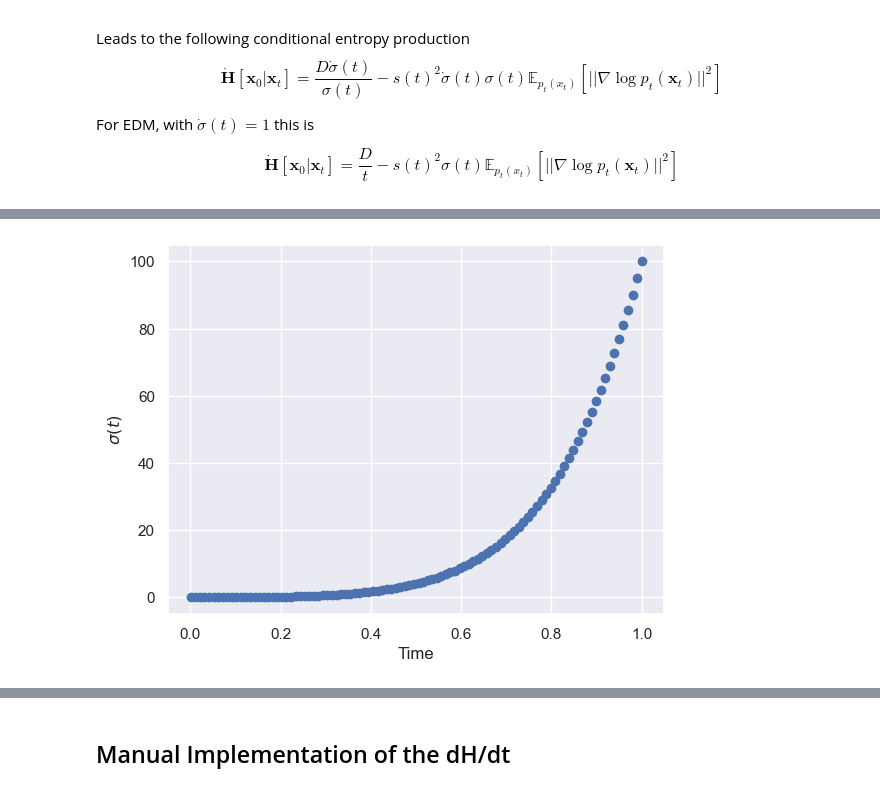
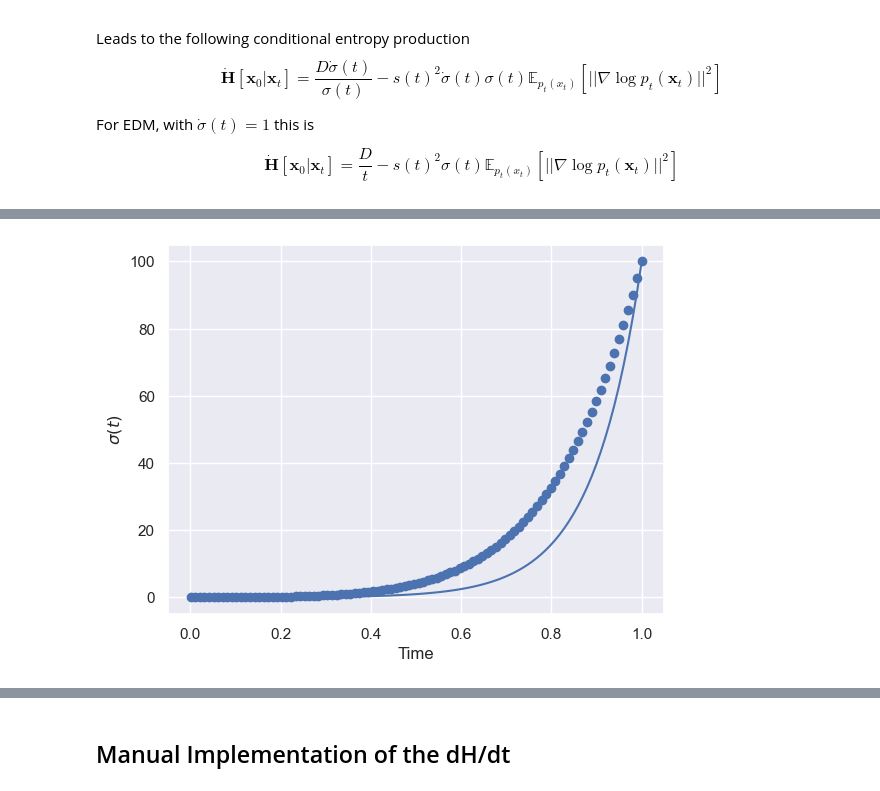
Before and after one commit to gabrielrayasony/cedm, a Jupyter notebook: toy_example.ipynb, the cells around one changed output, grey strips where cells are left out. Saved outputs shown, nothing was run; the diff lists cells and outputs as text; code cells hidden in the pictures.

```diff
--- a/toy_example.ipynb
+++ b/toy_example.ipynb
@@ -333,14 +383,20 @@ For EDM, with $\dot{\sigma}(t)=1$ this is
 # %%
 rho = 7.0
 sigma_min = 0.01
 sigma_max = 100
 num_steps = 100
 time_steps = torch.linspace(1e-3, 1, num_steps)
 sigma_steps = (sigma_min ** (1 / rho) +  time_steps * (sigma_max ** (1 / rho) - sigma_min ** (1 / rho))) ** rho
 
+import math
+
+log_sigma_min = math.log(sigma_min)
+log_sigma_max = math.log(sigma_max)
+log_sigma_steps = log_sigma_min + time_steps * (log_sigma_max - log_sigma_min)
+plt.plot(time_steps, torch.exp(log_sigma_steps))
 plt.scatter(time_steps, sigma_steps)
 plt.xlabel("Time")
 plt.ylabel("$\sigma(t)$")
 plt.show()
 # %% [output]
-[figure, old version]
+[figure, new version]
```
Also changed, not shown: parts of 29 cells of this notebook, 10 other files.
